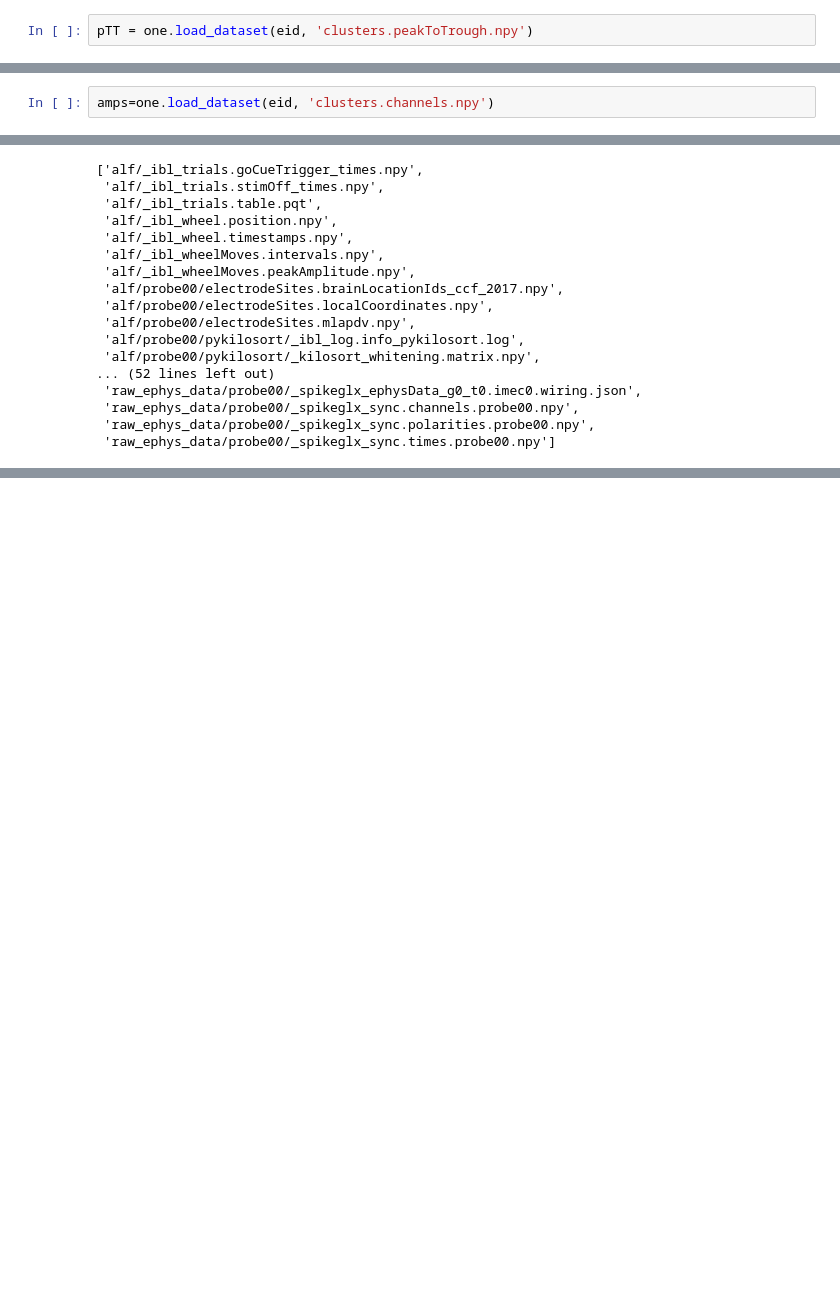
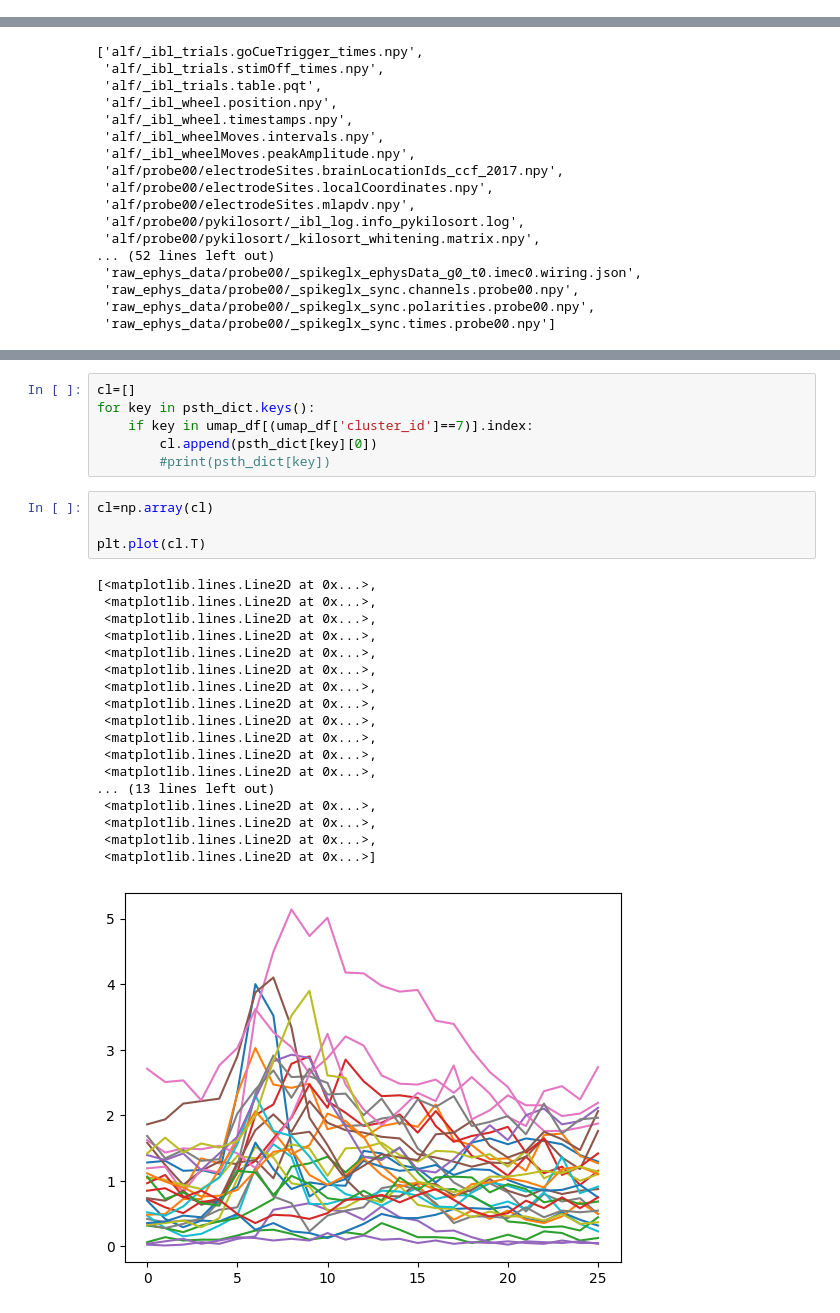
Before and after one commit to mariakesa/EAPWaveform_PrelimAnalysis, a Jupyter notebook: notebooks/WaveformAnalysis2.ipynb, the cells around one changed output, grey strips where cells are left out. Drawn from its saved outputs; the diff is of its cells as text; blank space fills up the shorter version.

Commit message:
PSTH

```diff
--- a/notebooks/WaveformAnalysis2.ipynb
+++ b/notebooks/WaveformAnalysis2.ipynb
@@ -165,5 +165,3 @@ plt.plot(unnormWFs.T)
  <matplotlib.lines.Line2D at 0x...>,
  <matplotlib.lines.Line2D at 0x...>]
 [figure]
-# %%
-pTT = one.load_dataset(eid, 'clusters.peakToTrough.npy')
@@ -174,5 +168,3 @@ pTT.shape
-# %%
-amps=one.load_dataset(eid, 'clusters.channels.npy')
 # %%
 one.load_dataset(eid,'alf/probe00/pykilosort/clusters.metrics.pqt')
 # %% [output]
@@ -251,0 +305,29 @@ one.list_datasets(eid)
+# %%
+cl=[]
+for key in psth_dict.keys():
+    if key in umap_df[(umap_df['cluster_id']==7)].index:
+        cl.append(psth_dict[key][0])
+        #print(psth_dict[key])
+# %%
+cl=np.array(cl)
+
+plt.plot(cl.T)
+# %% [output]
+[<matplotlib.lines.Line2D at 0x...>,
+ <matplotlib.lines.Line2D at 0x...>,
+ <matplotlib.lines.Line2D at 0x...>,
+ <matplotlib.lines.Line2D at 0x...>,
+ <matplotlib.lines.Line2D at 0x...>,
+ <matplotlib.lines.Line2D at 0x...>,
+ <matplotlib.lines.Line2D at 0x...>,
+ <matplotlib.lines.Line2D at 0x...>,
+ <matplotlib.lines.Line2D at 0x...>,
+ <matplotlib.lines.Line2D at 0x...>,
+ <matplotlib.lines.Line2D at 0x...>,
+ <matplotlib.lines.Line2D at 0x...>,
+... (13 lines left out)
+ <matplotlib.lines.Line2D at 0x...>,
+ <matplotlib.lines.Line2D at 0x...>,
+ <matplotlib.lines.Line2D at 0x...>,
+ <matplotlib.lines.Line2D at 0x...>]
+[figure, added]
```
Also changed, not shown: parts of 9 cells of this notebook, 2 other files.
